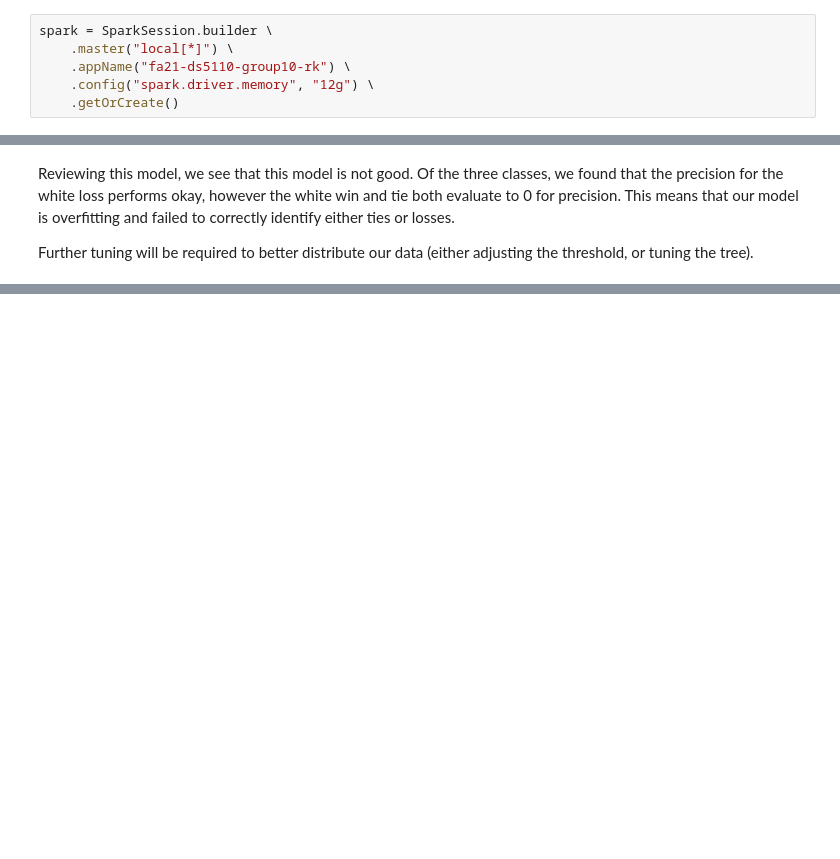
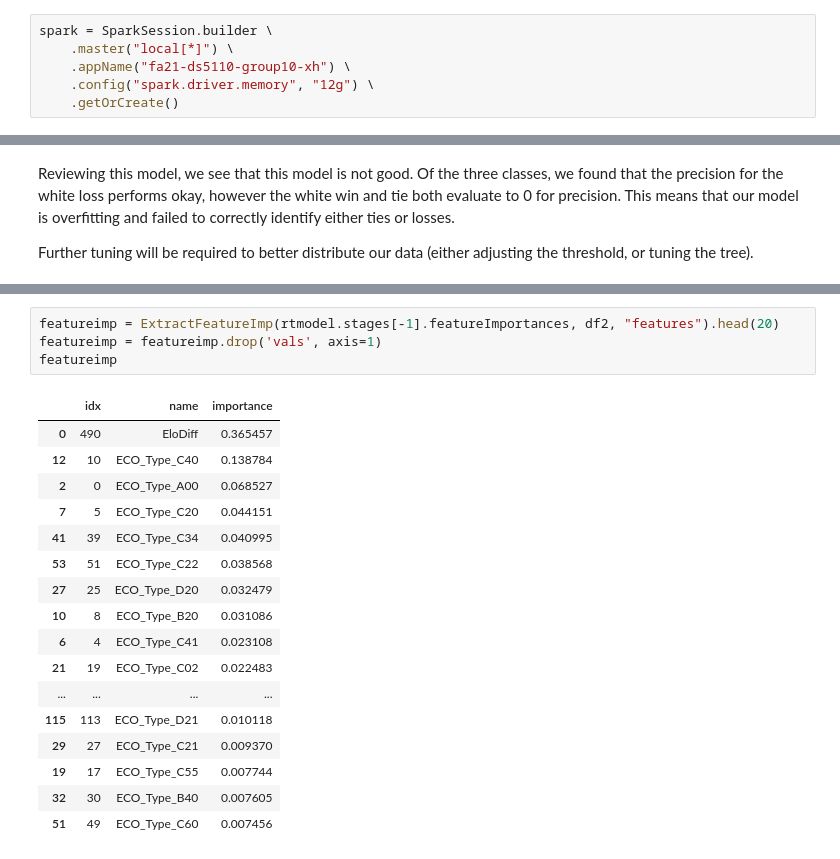
Before and after one commit to uva-ds5110-fa21-g10/semester-project, a Jupyter notebook: code/model/experiment-01/01-random-forest.ipynb, the cells around one changed output, grey strips where cells are left out. Cells and saved outputs as stored; diff of their text form; blank space fills up the shorter version.

```diff
--- a/code/model/experiment-01/01-random-forest.ipynb
+++ b/code/model/experiment-01/01-random-forest.ipynb
@@ -21,7 +29,7 @@ from fractions import Fraction as frac
 # %%
 spark = SparkSession.builder \
     .master("local[*]") \
-    .appName("fa21-ds5110-group10-rk") \
+    .appName("fa21-ds5110-group10-xh") \
     .config("spark.driver.memory", "12g") \
     .getOrCreate()
 # %%
@@ -128,0 +285,22 @@ Further tuning will be required to better distribute our data (either adjusting
+# %%
+featureimp = ExtractFeatureImp(rtmodel.stages[-1].featureImportances, df2, "features").head(20)
+featureimp = featureimp.drop('vals', axis=1)
+featureimp
+# %% [output]
+|  | idx | name | importance |
+| 0 | 490 | EloDiff | 0.365457 |
+| 12 | 10 | ECO_Type_C40 | 0.138784 |
+| 2 | 0 | ECO_Type_A00 | 0.068527 |
+| 7 | 5 | ECO_Type_C20 | 0.044151 |
+| 41 | 39 | ECO_Type_C34 | 0.040995 |
+| 53 | 51 | ECO_Type_C22 | 0.038568 |
+| 27 | 25 | ECO_Type_D20 | 0.032479 |
+| 10 | 8 | ECO_Type_B20 | 0.031086 |
+| 6 | 4 | ECO_Type_C41 | 0.023108 |
+| 21 | 19 | ECO_Type_C02 | 0.022483 |
+| ... | ... | ... | ... |
+| 115 | 113 | ECO_Type_D21 | 0.010118 |
+| 29 | 27 | ECO_Type_C21 | 0.009370 |
+| 19 | 17 | ECO_Type_C55 | 0.007744 |
+| 32 | 30 | ECO_Type_B40 | 0.007605 |
+| 51 | 49 | ECO_Type_C60 | 0.007456 |
```
Also changed, not shown: parts of 40 cells of this notebook.
